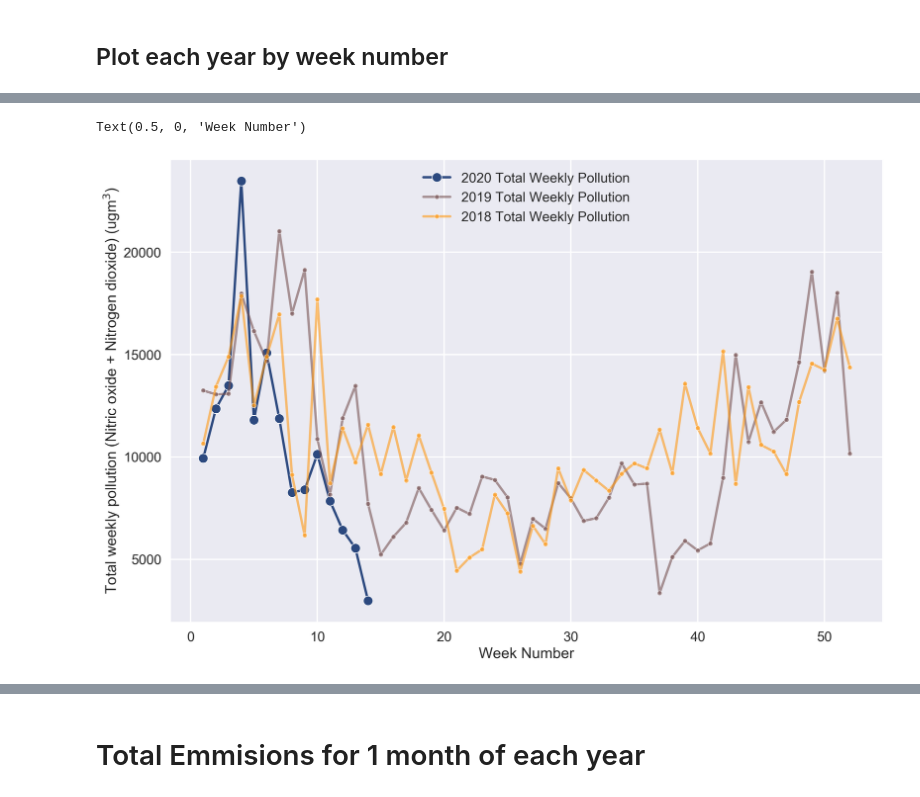
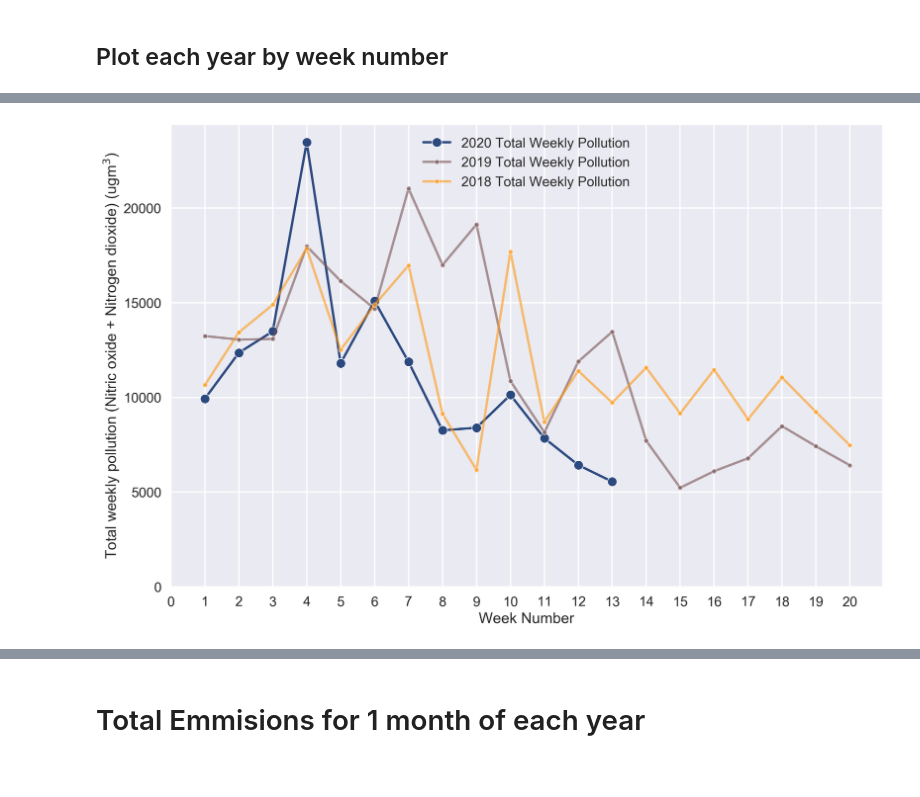
Before and after one commit to productivityboyz/Air-Pollution-Project, a Jupyter notebook: Alex Air Pollution Analysis (Main File).ipynb, the cells around one changed output, grey strips where cells are left out. Saved outputs shown, nothing was run; the diff lists cells and outputs as text; code cells hidden in the pictures.

```diff
--- a/Alex Air Pollution Analysis (Main File).ipynb
+++ b/Alex Air Pollution Analysis (Main File).ipynb
@@ -439,3 +439,32 @@ year_comparison(start='02-01',end='03-31',resample_string='D',years_of_data=3)
 [figure]
 # %% [markdown]
 ## Plot each year by week number
+# %%
+# First, make pivot table
+df_all = df_all.loc['2017-01-01':'2020-03-29'] # so it only plots full weeks
+weekly = df_all.resample('W').sum()
+pivoted = weekly.pivot_table('Total', index=[weekly.index.week], columns=weekly.index.year)
+pivoted.columns=['2017','2018','2019','2020']
+
+# plotting data
+plt.style.use('seaborn')
+plt.style.use('seaborn-poster')
+
+
+x = plt.figure(figsize=(15,10),dpi=500)
+x = sns.lineplot(x=pivoted.index,y=pivoted['2020'],label='2020 Total Weekly Pollution',
+             marker='o',alpha=1,color='#2C497F',ci=None)
+x = sns.lineplot(x=pivoted.index,y=pivoted['2019'],label='2019 Total Weekly Pollution',
+             alpha=0.6,color='#775253',marker='.',ci=None)
+x = sns.lineplot(x=pivoted.index,y=pivoted['2018'],label='2018 Total Weekly Pollution',
+             alpha=0.6,color='#FF9914',marker='.',ci=None)
+#sns.lineplot(x=pivoted.index,y=pivoted['2017'],label='2017 Total Weekly Pollution',
+#             alpha=0.6,color='#EC4E20',marker='.',ci=None)
+
+# plot stylings
+plt.legend(loc='upper center')
+plt.ylabel('Total weekly pollution (Nitric oxide + Nitrogen dioxide) (ugm$^3$)')
+plt.xlabel('Week Number')
+x.set_ylim(0,None)
+
+plt.savefig('weekly_over_3_years.png')
@@ -442,25 +473,28 @@ year_comparison(start='02-01',end='03-31',resample_string='D',years_of_data=3)
 # %%
 # First, make pivot table
+df_all = df_all.loc['2017-01-01':'2020-03-29'] # so it only plots full weeks
 weekly = df_all.resample('W').sum()
 pivoted = weekly.pivot_table('Total', index=[weekly.index.week], columns=weekly.index.year)
 pivoted.columns=['2017','2018','2019','2020']
-
+pivoted = pivoted.iloc[0:20]
 # plotting data
-plt.figure(figsize=(15,10),dpi=200)
-sns.lineplot(x=pivoted.index,y=pivoted['2020'],label='2020 Total Weekly Pollution',
+x = plt.figure(figsize=(15,10),dpi=200)
+x = sns.lineplot(x=pivoted.index,y=pivoted['2020'],label='2020 Total Weekly Pollution',
              marker='o',alpha=1,color='#2C497F',ci=None)
-sns.lineplot(x=pivoted.index,y=pivoted['2019'],label='2019 Total Weekly Pollution',
+x = sns.lineplot(x=pivoted.index,y=pivoted['2019'],label='2019 Total Weekly Pollution',
              alpha=0.6,color='#775253',marker='.',ci=None)
-sns.lineplot(x=pivoted.index,y=pivoted['2018'],label='2018 Total Weekly Pollution',
+x = sns.lineplot(x=pivoted.index,y=pivoted['2018'],label='2018 Total Weekly Pollution',
              alpha=0.6,color='#FF9914',marker='.',ci=None)
 #sns.lineplot(x=pivoted.index,y=pivoted['2017'],label='2017 Total Weekly Pollution',
 #             alpha=0.6,color='#EC4E20',marker='.',ci=None)
 
 # plot stylings
 plt.style.use('seaborn-poster')
 plt.legend(loc='upper center')
 plt.ylabel('Total weekly pollution (Nitric oxide + Nitrogen dioxide) (ugm$^3$)')
 plt.xlabel('Week Number')
+x.set_ylim(0,None)
+plt.xticks(np.arange(21),np.arange(21))
+plt.savefig('weekly_over_3_years_limited.png')
 # %% [output]
-Text(0.5, 0, 'Week Number')
-[figure, old version]
+[figure, new version]
```
Also changed, not shown: parts of 10 cells of this notebook, 8 other files.
